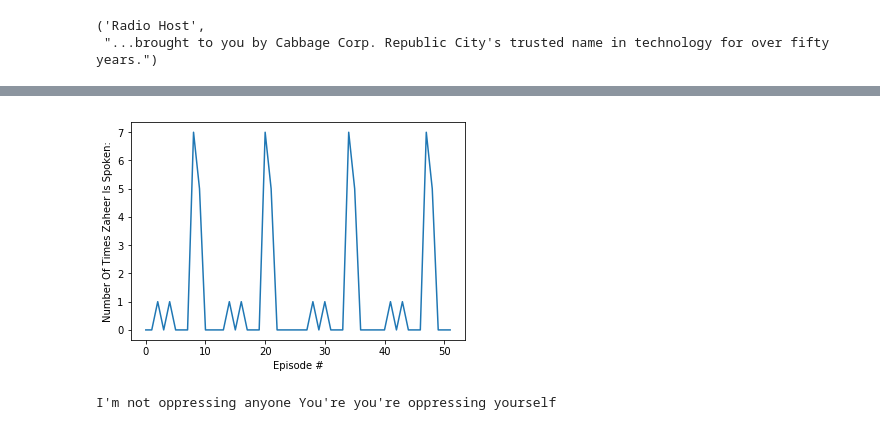
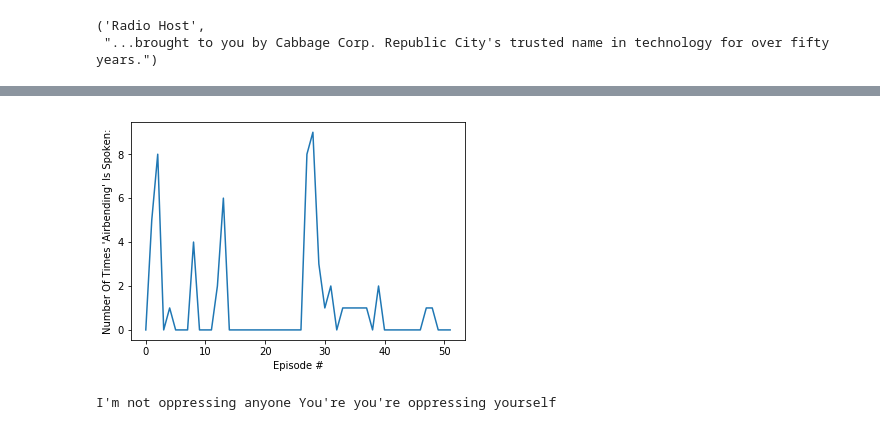
Before and after one commit to datadrawer44/Legend-of-Korra-Data-Vis, a Jupyter notebook: Korra Scrape.ipynb, the cells around one changed output, grey strips where cells are left out. Saved outputs shown, nothing was run; the diff lists cells and outputs as text; code cells hidden in the pictures.

```diff
--- a/Korra Scrape.ipynb
+++ b/Korra Scrape.ipynb
@@ -163,7 +180,7 @@ def typeOfBender(character):
                    "Iroh", "Lord Zuko", "White Lotus Guard #1", "Zhao", "Uncle Iroh", "Zuko",
                    "Young General", "Karu", "White Lotus guard", "Firebending Master",
                    "Baraz", "Shaman", "Jaya", "Fire Nation Councilwoman"]
-    waterBenders = ["Ming-Hua", "Katara", "Evil Unalaq", "Nuktuk", "Tonraq", "Senna", "Tarrlok",
+    waterBenders = ["Ming-Hua", "Katara", "Evil Unalaq", "Evil Unalaq", "Tonraq", "Senna", "Tarrlok",
                     "Amon", "Yakone", "Rebel Leader", "Southern Waterbender #2",
                     "Northern Soldier", "Northern Soldier #1", "Northern Soldier #2",
                     "Southern Waterbender #1", "Young Unalaq", "Shady Shin",
@@ -282,6 +299,7 @@ for j in range(1,5):
         c = Counter()
         bending_count = Counter()
         gender_count = Counter()
+        moral_affiliation = Counter()
         bendingHeatMapData = []
         for tag in tags:
             text = tag.get_text()
@@ -295,6 +313,8 @@ for j in range(1,5):
                 bendingHeatMapData.append(benderType)
                 bending_count[benderType] += 1
                 gender = getGender(trueName)
+                moralAff = getMoralAffiliation(trueName)
+                moral_affiliation[moralAff] += 1
                 gender_count[gender] += 1
             elif (text == "Act I"):
                 start = True
@@ -634,7 +661,7 @@ for season in range(1,5):
     for episode in range(1, numEps+1):
         episode_quote_list = []
         epString = 'http://korra.avatarspirit.net/transcripts.php?num='
-        epString = epString + str(j)
+        epString = epString + str(season)
         val = str(episode)
         if (episode < 10):
             val = "0" + val
@@ -644,6 +671,7 @@ for season in range(1,5):
         length = len(no_italics)
         i = no_italics.find('Act I')
         bold = no_italics.find('<b>', i+4)
+        print(epString)
         while (bold != -1):
             store = bold
             bold = no_italics.find('<b>', bold+3)
@@ -857,14 +901,14 @@ def frequencyOfWordsByEpisode(phrase):
         y_list.append(frequency_counter[i])
     pyplot.plot(x_list, y_list)
     pyplot.xlabel("Episode #")
-    y_label = "Number Of Times " + phrase + " Is Spoken:"
+    y_label = "Number Of Times " + "'" + phrase + "'" + " Is Spoken:"
     pyplot.ylabel(y_label)
     pyplot.show()
     #return frequency_counter
 # %%
-frequencyOfWordsByEpisode("Zaheer")
+frequencyOfWordsByEpisode("Airbending")
 # %% [output]
-[figure, old version]
+[figure, new version]
 # %%
 # Test Punctuation
 newLine = removePunctuation("I'm not oppressing anyone! You're... you're oppressing yourself.")
```
Also changed, not shown: parts of 25 cells of this notebook.
